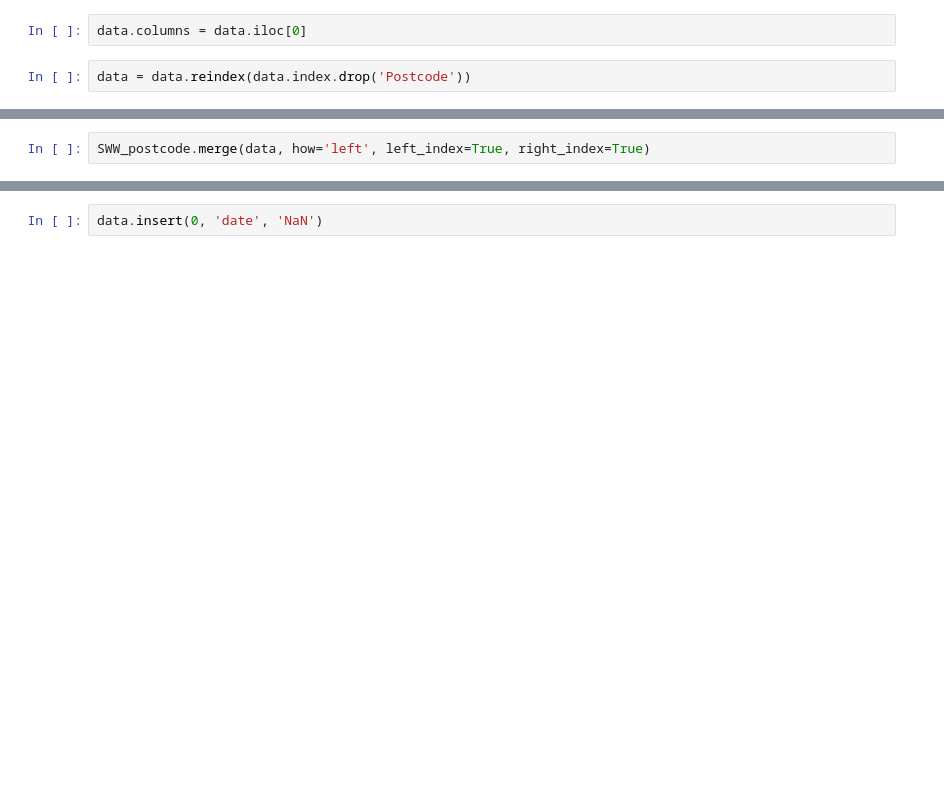
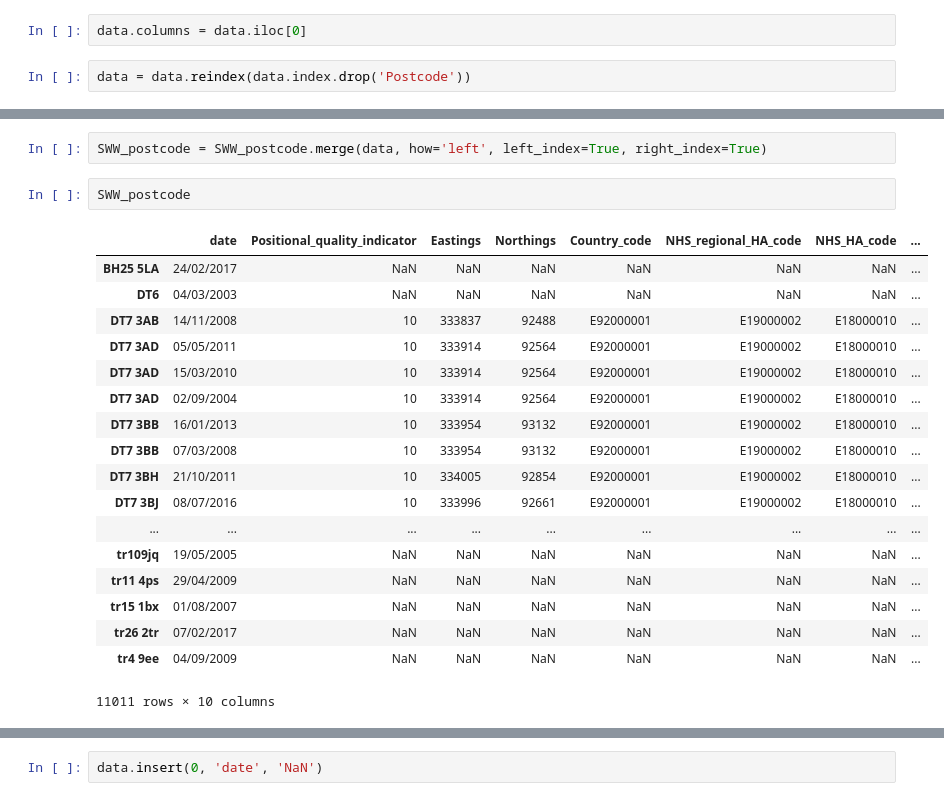
Before and after one commit to annalisasheehan/ICL_Diabetes, a Jupyter notebook: postcode_easting_northing_matching.ipynb, the cells around one changed output, grey strips where cells are left out. Saved outputs shown, nothing was run; the diff lists cells and outputs as text; blank space fills up the shorter version.

Commit message:
The merge and filling in Nan from other dataframes works- but spaces in postcodes is causing an issue!!

```diff
--- a/postcode_easting_northing_matching.ipynb
+++ b/postcode_easting_northing_matching.ipynb
@@ -60,2 +164,23 @@ data
 # %%
-SWW_postcode.merge(data, how='left', left_index=True, right_index=True)
+SWW_postcode = SWW_postcode.merge(data, how='left', left_index=True, right_index=True)
+# %%
+SWW_postcode
+# %% [output]
+|  | date | Positional_quality_indicator | Eastings | Northings | Country_code | NHS_regional_HA_code | NHS_HA_code | ... |
+| BH25 5LA | 24/02/2017 | NaN | NaN | NaN | NaN | NaN | NaN | ... |
+| DT6 | 04/03/2003 | NaN | NaN | NaN | NaN | NaN | NaN | ... |
+| DT7 3AB | 14/11/2008 | 10 | 333837 | 92488 | E92000001 | E19000002 | E18000010 | ... |
+| DT7 3AD | 05/05/2011 | 10 | 333914 | 92564 | E92000001 | E19000002 | E18000010 | ... |
+| DT7 3AD | 15/03/2010 | 10 | 333914 | 92564 | E92000001 | E19000002 | E18000010 | ... |
+| DT7 3AD | 02/09/2004 | 10 | 333914 | 92564 | E92000001 | E19000002 | E18000010 | ... |
+| DT7 3BB | 16/01/2013 | 10 | 333954 | 93132 | E92000001 | E19000002 | E18000010 | ... |
+| DT7 3BB | 07/03/2008 | 10 | 333954 | 93132 | E92000001 | E19000002 | E18000010 | ... |
+| DT7 3BH | 21/10/2011 | 10 | 334005 | 92854 | E92000001 | E19000002 | E18000010 | ... |
+| DT7 3BJ | 08/07/2016 | 10 | 333996 | 92661 | E92000001 | E19000002 | E18000010 | ... |
+| ... | ... | ... | ... | ... | ... | ... | ... | ... |
+| tr109jq | 19/05/2005 | NaN | NaN | NaN | NaN | NaN | NaN | ... |
+| tr11 4ps | 29/04/2009 | NaN | NaN | NaN | NaN | NaN | NaN | ... |
+| tr15 1bx | 01/08/2007 | NaN | NaN | NaN | NaN | NaN | NaN | ... |
+| tr26 2tr | 07/02/2017 | NaN | NaN | NaN | NaN | NaN | NaN | ... |
+| tr4 9ee | 04/09/2009 | NaN | NaN | NaN | NaN | NaN | NaN | ... |
+11011 rows × 10 columns
```
Also changed, not shown: parts of 11 cells of this notebook.
